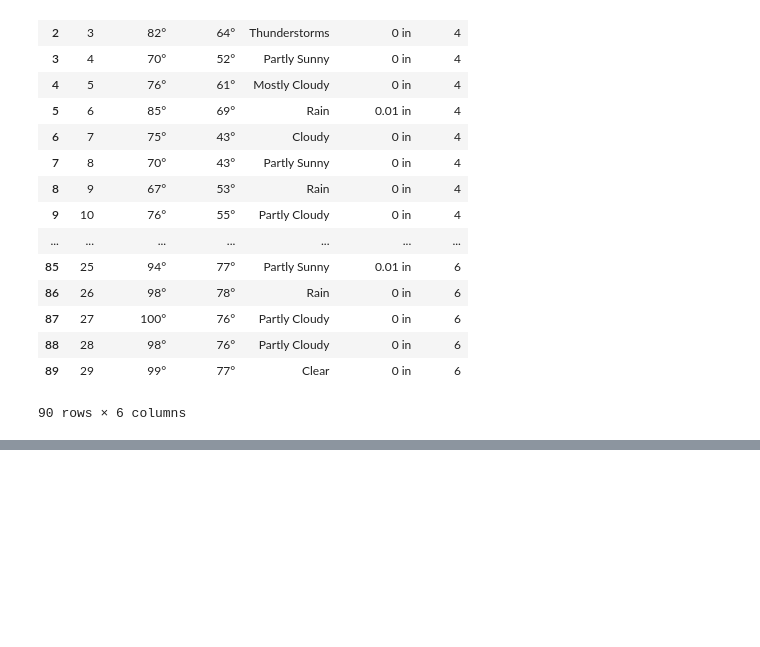
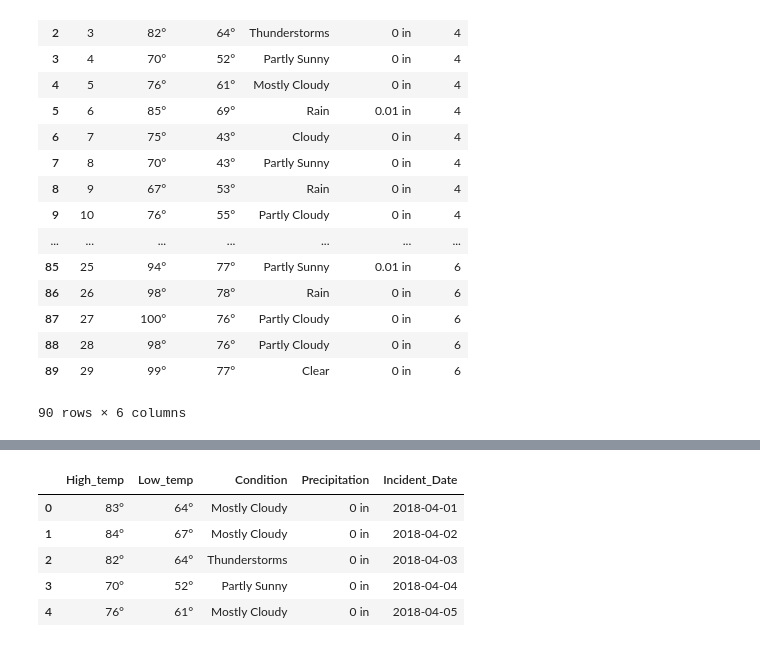
Before and after one commit to georgebendele/etl_project, a Jupyter notebook: project2.ipynb, the cells around one changed output, grey strips where cells are left out. Saved outputs shown, nothing was run; the diff lists cells and outputs as text; code cells hidden in the pictures; blank space fills up the shorter version.

```diff
--- a/project2.ipynb
+++ b/project2.ipynb
@@ -138,2 +235,13 @@ df_weather.dtypes
+# %%
+# Rename columns to eliminate spaces
+df_weather = df_weather.rename(index=str, columns={"Incident Date": "Incident_Date"})
+df_weather.head()
+# %% [output]
+|  | High_temp | Low_temp | Condition | Precipitation | Incident_Date |
+| 0 | 83° | 64° | Mostly Cloudy | 0 in | 2018-04-01 |
+| 1 | 84° | 67° | Mostly Cloudy | 0 in | 2018-04-02 |
+| 2 | 82° | 64° | Thunderstorms | 0 in | 2018-04-03 |
+| 3 | 70° | 52° | Partly Sunny | 0 in | 2018-04-04 |
+| 4 | 76° | 61° | Mostly Cloudy | 0 in | 2018-04-05 |
 # %%
 # Join the two dataframes
```
Also changed, not shown: parts of 15 cells of this notebook, 2 other files.
